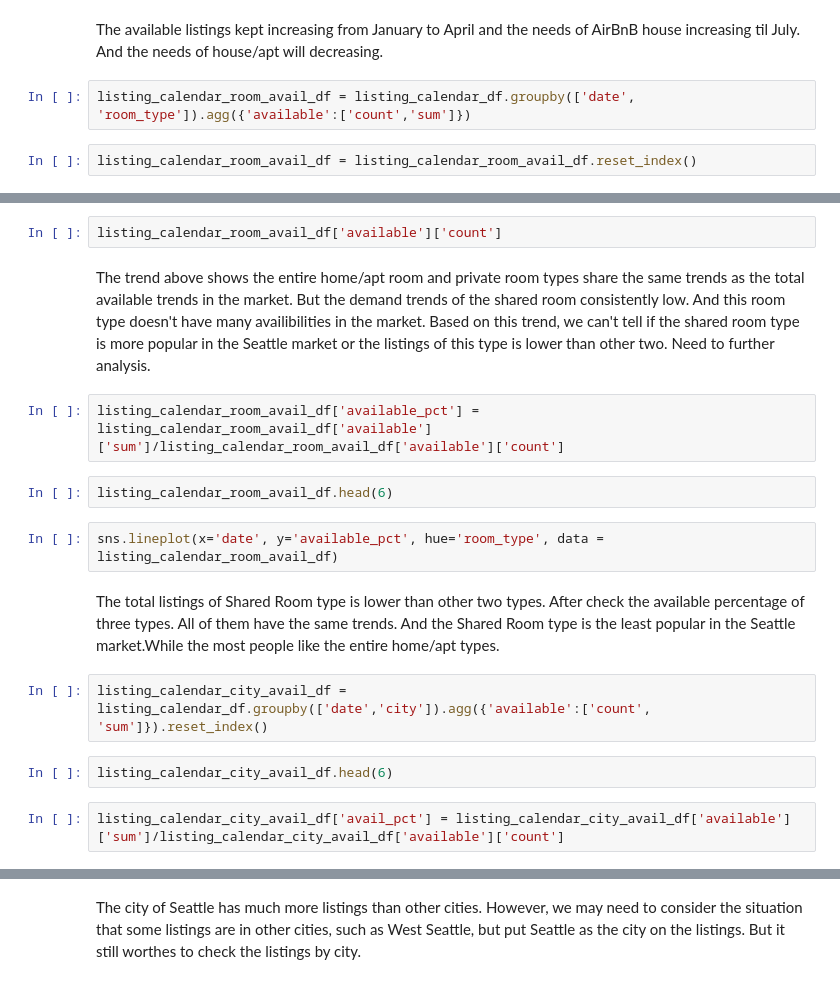
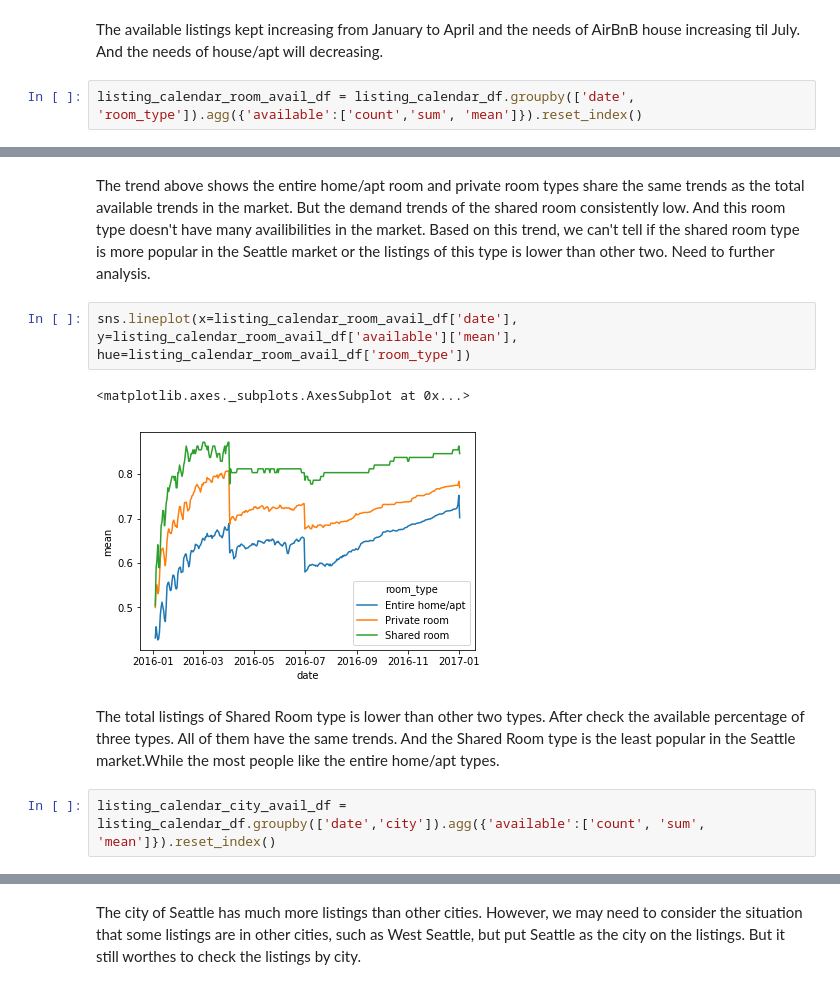
Before and after one commit to Mendy5/Udacity_Data_Scientist_Projects, a Jupyter notebook: P1_Writing_a_Data_Scientist_Blog_Post/Seattle_AirBnB_Data_Analysis_v2.0.ipynb, the cells around one changed output, grey strips where cells are left out. Drawn from its saved outputs; the diff is of its cells as text.

```diff
--- a/P1_Writing_a_Data_Scientist_Blog_Post/Seattle_AirBnB_Data_Analysis_v2.0.ipynb
+++ b/P1_Writing_a_Data_Scientist_Blog_Post/Seattle_AirBnB_Data_Analysis_v2.0.ipynb
@@ -113,8 +264,6 @@ plt.show()
 # %% [markdown]
 The available listings kept increasing from January to April and the needs of AirBnB house increasing til July. And the needs of house/apt will decreasing.
 # %%
-listing_calendar_room_avail_df = listing_calendar_df.groupby(['date', 'room_type']).agg({'available':['count','sum']})
+listing_calendar_room_avail_df = listing_calendar_df.groupby(['date', 'room_type']).agg({'available':['count','sum', 'mean']}).reset_index()
-# %%
-listing_calendar_room_avail_df = listing_calendar_room_avail_df.reset_index()
 # %%
 sns.lineplot(x=listing_calendar_room_avail_df['date'], y=listing_calendar_room_avail_df['available']['sum'], hue=listing_calendar_room_avail_df['room_type'])
@@ -121,21 +273,14 @@ sns.lineplot(x=listing_calendar_room_avail_df['date'], y=listing_calendar_room_a
-# %%
-listing_calendar_room_avail_df['available']['count']
 # %% [markdown]
 The trend above shows the entire home/apt room and private room types share the same trends as the total available trends in the market. But the demand trends of the shared room consistently low. And this room type doesn't have many availibilities in the market. Based on this trend, we can't tell if the shared room type is more popular in the Seattle market or the listings of this type is lower than other two. Need to further analysis.
-# %%
-listing_calendar_room_avail_df['available_pct'] = listing_calendar_room_avail_df['available']['sum']/listing_calendar_room_avail_df['available']['count']
-# %%
-listing_calendar_room_avail_df.head(6)
 # %%
-sns.lineplot(x='date', y='available_pct', hue='room_type', data = listing_calendar_room_avail_df)
+sns.lineplot(x=listing_calendar_room_avail_df['date'], y=listing_calendar_room_avail_df['available']['mean'], hue=listing_calendar_room_avail_df['room_type'])
+# %% [output]
+<matplotlib.axes._subplots.AxesSubplot at 0x...>
+[figure, added]
 # %% [markdown]
 The total listings of Shared Room type is lower than other two types. After check the available percentage of three types. All of them have the same trends. And the Shared Room type is the least popular in the Seattle market.While the most people like the entire home/apt types.
 # %%
-listing_calendar_city_avail_df = listing_calendar_df.groupby(['date','city']).agg({'available':['count', 'sum']}).reset_index()
+listing_calendar_city_avail_df = listing_calendar_df.groupby(['date','city']).agg({'available':['count', 'sum', 'mean']}).reset_index()
-# %%
-listing_calendar_city_avail_df.head(6)
-# %%
-listing_calendar_city_avail_df['avail_pct'] = listing_calendar_city_avail_df['available']['sum']/listing_calendar_city_avail_df['available']['count']
 # %%
 g = sns.barplot(x = listing_calendar_city_avail_df['city'], y = listing_calendar_city_avail_df['available']['count'])
 g.set_yscale("log")
```
Also changed, not shown: parts of 44 cells of this notebook.
